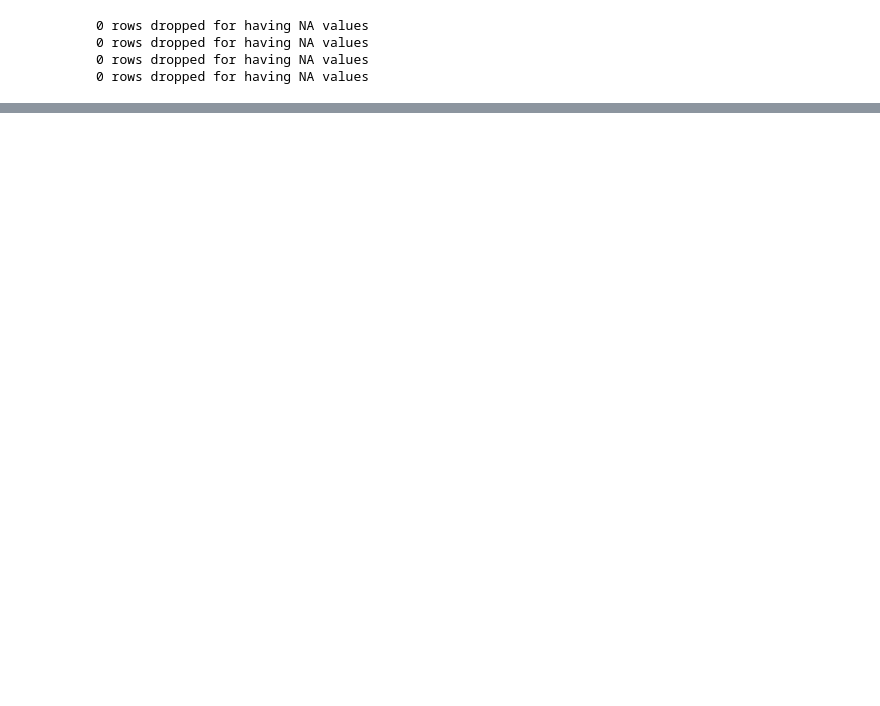
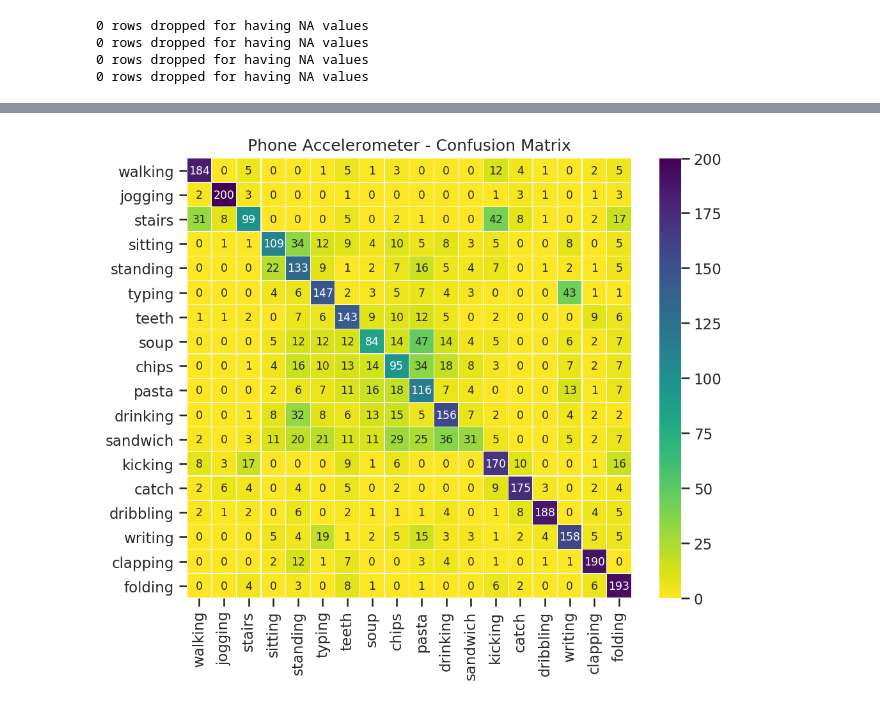
Before and after one commit to mustafaburny/dse-230-final-project, a Jupyter notebook: DSE230-Final_Project.ipynb, the cells around one changed output, grey strips where cells are left out. Saved outputs shown, nothing was run; the diff lists cells and outputs as text; code cells hidden in the pictures; blank space fills up the shorter version.

```diff
--- a/DSE230-Final_Project.ipynb
+++ b/DSE230-Final_Project.ipynb
@@ -420,0 +444,5 @@ classifier=LinearSVC(maxIter=100, regParam=.000000001)
+# %%
+cm3 = generate_confusion_matrix(accel_phone_rf_prediction_array, 'Phone Accelerometer - Confusion Matrix')
+cm3
+# %% [output]
+[figure, added]
```
Also changed, not shown: parts of 48 cells of this notebook.
